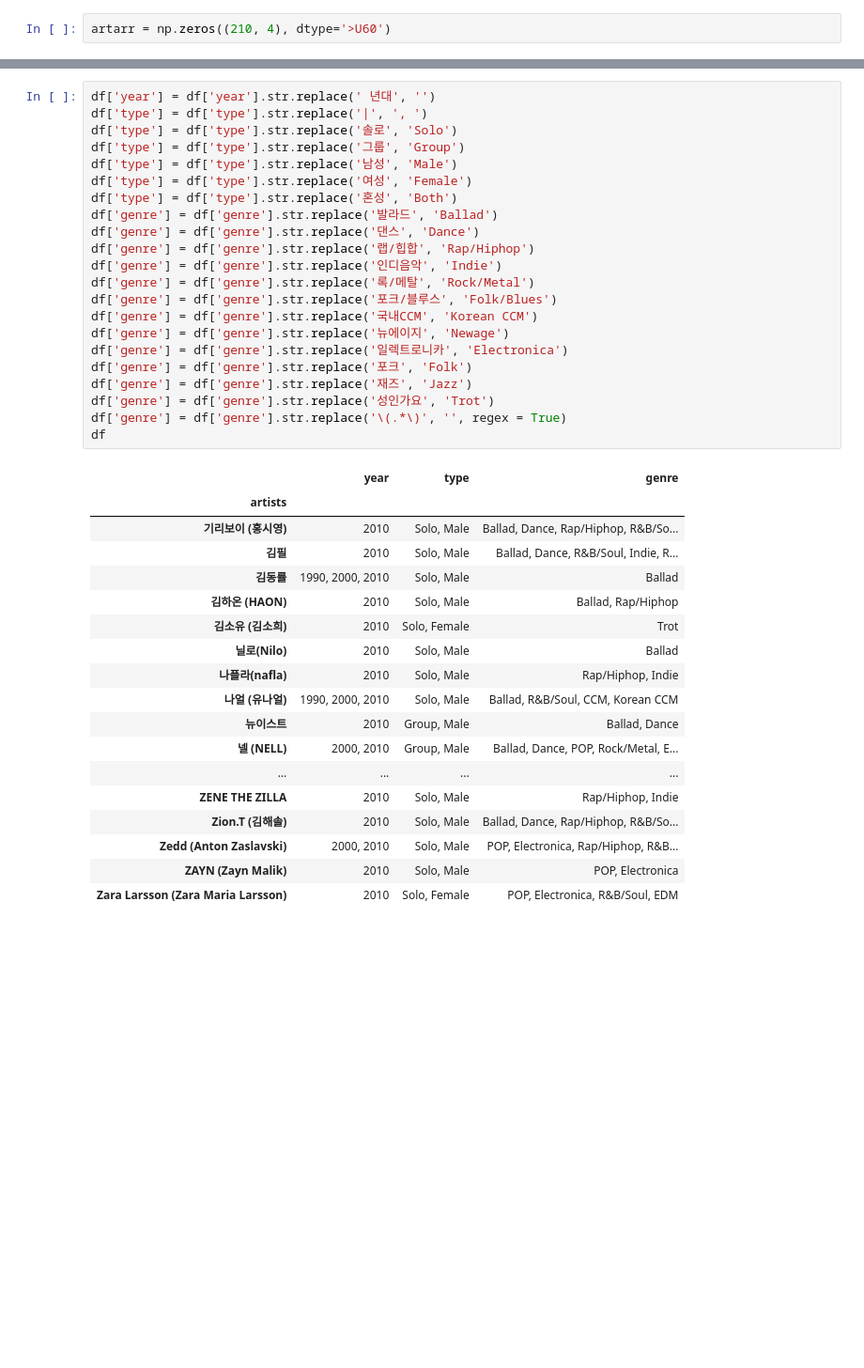
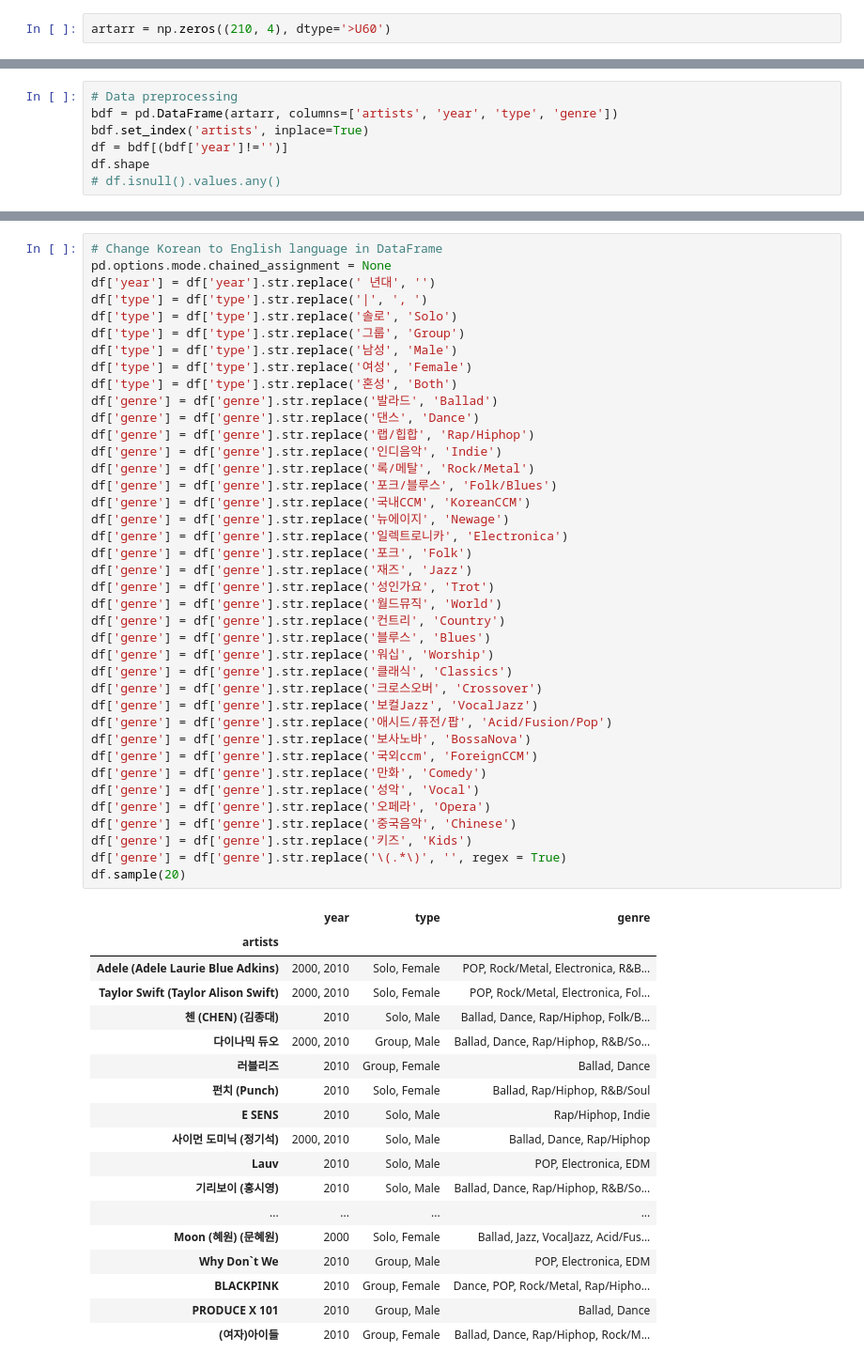
Before and after one commit to KAY1020/Melon_Recommendation_Systems, a Jupyter notebook: melon_artist_detail.ipynb, the cells around one changed output, grey strips where cells are left out. Shown at 94% size. Cells and saved outputs as stored; diff of their text form; blank space fills up the shorter version.

```diff
--- a/melon_artist_detail.ipynb
+++ b/melon_artist_detail.ipynb
@@ -112,0 +106,7 @@ df.set_index('artists', inplace=True)
+# %%
+# Data preprocessing
+bdf = pd.DataFrame(artarr, columns=['artists', 'year', 'type', 'genre'])
+bdf.set_index('artists', inplace=True)
+df = bdf[(bdf['year']!='')]
+df.shape
+# df.isnull().values.any()
@@ -113,41 +115,58 @@ df.set_index('artists', inplace=True)
 # %%
+# Change Korean to English language in DataFrame
+pd.options.mode.chained_assignment = None
 df['year'] = df['year'].str.replace(' 년대', '')
 df['type'] = df['type'].str.replace('|', ', ')
 df['type'] = df['type'].str.replace('솔로', 'Solo')
 df['type'] = df['type'].str.replace('그룹', 'Group')
 df['type'] = df['type'].str.replace('남성', 'Male')
 df['type'] = df['type'].str.replace('여성', 'Female')
 df['type'] = df['type'].str.replace('혼성', 'Both')
 df['genre'] = df['genre'].str.replace('발라드', 'Ballad')
 df['genre'] = df['genre'].str.replace('댄스', 'Dance')
 df['genre'] = df['genre'].str.replace('랩/힙합', 'Rap/Hiphop')
 df['genre'] = df['genre'].str.replace('인디음악', 'Indie')
 df['genre'] = df['genre'].str.replace('록/메탈', 'Rock/Metal')
 df['genre'] = df['genre'].str.replace('포크/블루스', 'Folk/Blues')
-df['genre'] = df['genre'].str.replace('국내CCM', 'Korean CCM')
+df['genre'] = df['genre'].str.replace('국내CCM', 'KoreanCCM')
 df['genre'] = df['genre'].str.replace('뉴에이지', 'Newage')
 df['genre'] = df['genre'].str.replace('일렉트로니카', 'Electronica')
 df['genre'] = df['genre'].str.replace('포크', 'Folk')
 df['genre'] = df['genre'].str.replace('재즈', 'Jazz')
 df['genre'] = df['genre'].str.replace('성인가요', 'Trot')
+df['genre'] = df['genre'].str.replace('월드뮤직', 'World')
+df['genre'] = df['genre'].str.replace('컨트리', 'Country')
+df['genre'] = df['genre'].str.replace('블루스', 'Blues')
+df['genre'] = df['genre'].str.replace('워십', 'Worship')
+df['genre'] = df['genre'].str.replace('클래식', 'Classics')
+df['genre'] = df['genre'].str.replace('크로스오버', 'Crossover')
+df['genre'] = df['genre'].str.replace('보컬Jazz', 'VocalJazz')
+df['genre'] = df['genre'].str.replace('애시드/퓨전/팝', 'Acid/Fusion/Pop')
+df['genre'] = df['genre'].str.replace('보사노바', 'BossaNova')
+df['genre'] = df['genre'].str.replace('국외ccm', 'ForeignCCM')
+df['genre'] = df['genre'].str.replace('만화', 'Comedy')
+df['genre'] = df['genre'].str.replace('성악', 'Vocal')
+df['genre'] = df['genre'].str.replace('오페라', 'Opera')
+df['genre'] = df['genre'].str.replace('중국음악', 'Chinese')
+df['genre'] = df['genre'].str.replace('키즈', 'Kids')
 df['genre'] = df['genre'].str.replace('\(.*\)', '', regex = True)
-df
+df.sample(20)
 # %% [output]
 |  | year | type | genre |
 | artists |  |  |  |
+| Adele (Adele Laurie Blue Adkins) | 2000, 2010 | Solo, Female | POP, Rock/Metal, Electronica, R&B... |
+| Taylor Swift (Taylor Alison Swift) | 2000, 2010 | Solo, Female | POP, Rock/Metal, Electronica, Fol... |
+| 첸 (CHEN) (김종대) | 2010 | Solo, Male | Ballad, Dance, Rap/Hiphop, Folk/B... |
+| 다이나믹 듀오 | 2000, 2010 | Group, Male | Ballad, Dance, Rap/Hiphop, R&B/So... |
+| 러블리즈 | 2010 | Group, Female | Ballad, Dance |
+| 펀치 (Punch) | 2010 | Solo, Female | Ballad, Rap/Hiphop, R&B/Soul |
+| E SENS | 2010 | Solo, Male | Rap/Hiphop, Indie |
+| 사이먼 도미닉 (정기석) | 2000, 2010 | Solo, Male | Ballad, Dance, Rap/Hiphop |
+| Lauv | 2010 | Solo, Male | POP, Electronica, EDM |
 | 기리보이 (홍시영) | 2010 | Solo, Male | Ballad, Dance, Rap/Hiphop, R&B/So... |
-| 김필 | 2010 | Solo, Male | Ballad, Dance, R&B/Soul, Indie, R... |
-| 김동률 | 1990, 2000, 2010 | Solo, Male | Ballad |
-| 김하온 (HAON) | 2010 | Solo, Male | Ballad, Rap/Hiphop |
-| 김소유 (김소희) | 2010 | Solo, Female | Trot |
-| 닐로(Nilo) | 2010 | Solo, Male | Ballad |
-| 나플라(nafla) | 2010 | Solo, Male | Rap/Hiphop, Indie |
-| 나얼 (유나얼) | 1990, 2000, 2010 | Solo, Male | Ballad, R&B/Soul, CCM, Korean CCM |
-| 뉴이스트 | 2010 | Group, Male | Ballad, Dance |
-| 넬 (NELL) | 2000, 2010 | Group, Male | Ballad, Dance, POP, Rock/Metal, E... |
 | ... | ... | ... | ... |
-| ZENE THE ZILLA | 2010 | Solo, Male | Rap/Hiphop, Indie |
-| Zion.T (김해솔) | 2010 | Solo, Male | Ballad, Dance, Rap/Hiphop, R&B/So... |
-| Zedd (Anton Zaslavski) | 2000, 2010 | Solo, Male | POP, Electronica, Rap/Hiphop, R&B... |
-| ZAYN (Zayn Malik) | 2010 | Solo, Male | POP, Electronica |
-| Zara Larsson (Zara Maria Larsson) | 2010 | Solo, Female | POP, Electronica, R&B/Soul, EDM |
+| Moon (혜원) (문혜원) | 2000 | Solo, Female | Ballad, Jazz, VocalJazz, Acid/Fus... |
+| Why Don`t We | 2010 | Group, Male | POP, Electronica, EDM |
+| BLACKPINK | 2010 | Group, Female | Dance, POP, Rock/Metal, Rap/Hipho... |
+| PRODUCE X 101 | 2010 | Group, Male | Ballad, Dance |
+| (여자)아이들 | 2010 | Group, Female | Ballad, Dance, Rap/Hiphop, Rock/M... |
```
Also changed, not shown: parts of 25 cells of this notebook, 1 other file.
